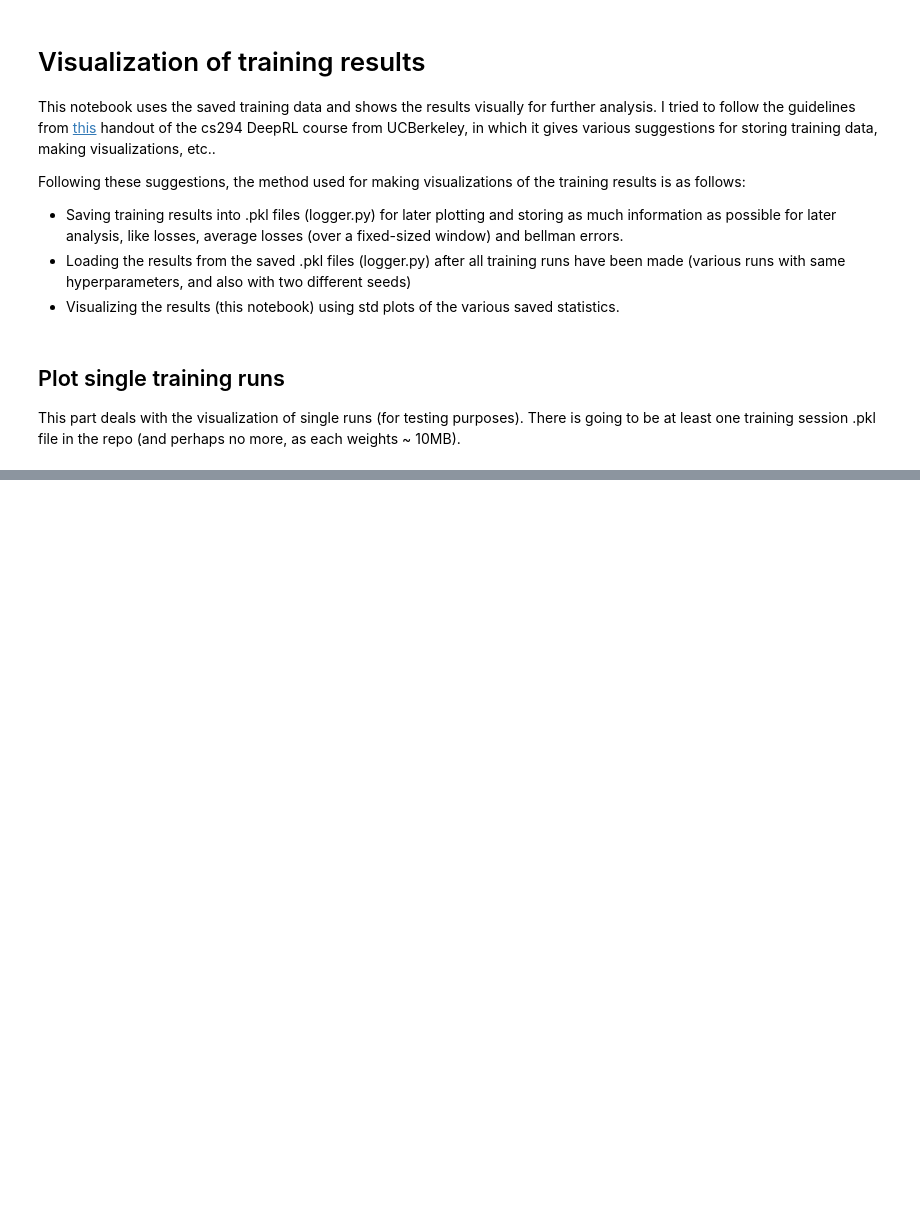
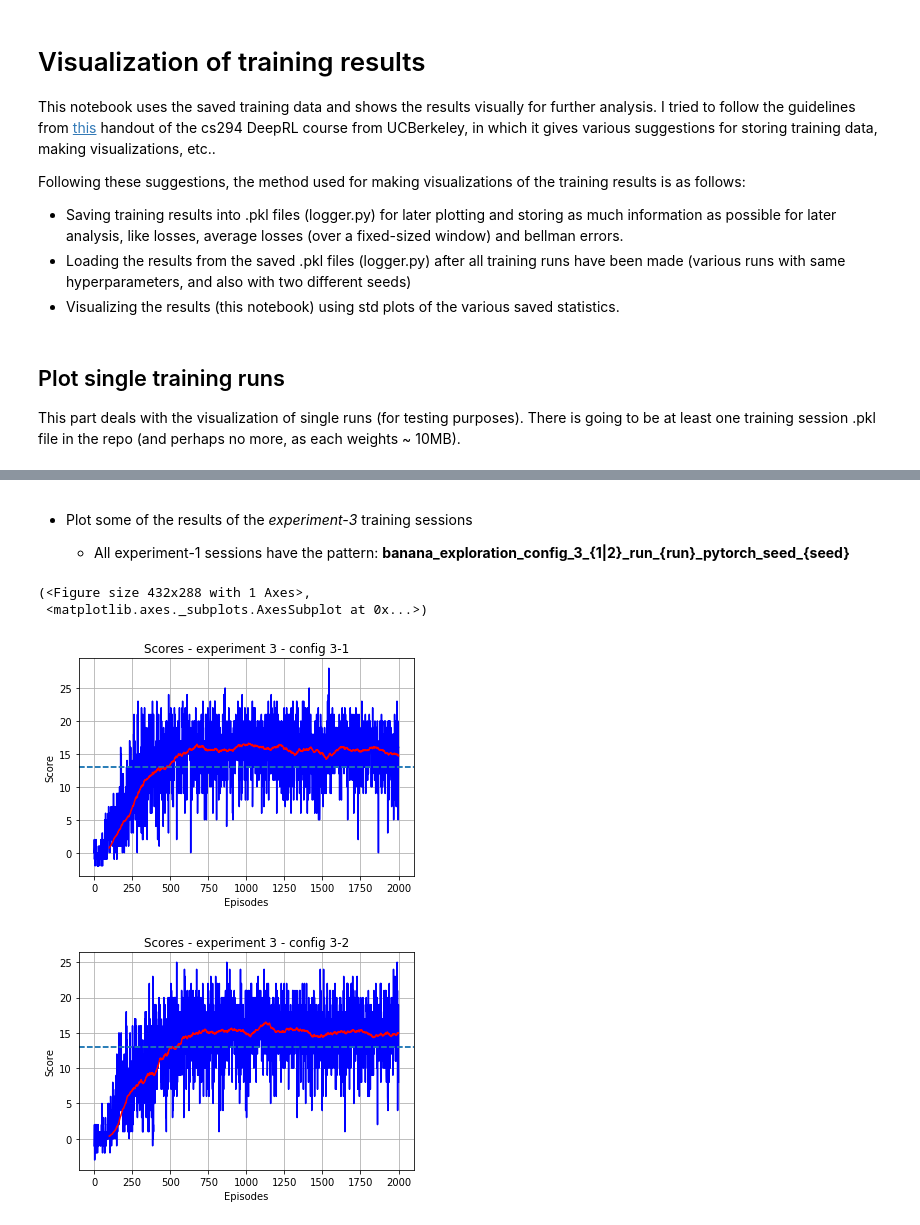
Before and after one commit to wpumacay/DeeprlND-projects, a Jupyter notebook: project1-navigation/results_analysis.ipynb, the cells around one changed output, grey strips where cells are left out. Saved outputs shown, nothing was run; the diff lists cells and outputs as text; code cells hidden in the pictures; blank space fills up the shorter version.

```diff
--- a/project1-navigation/results_analysis.ipynb
+++ b/project1-navigation/results_analysis.ipynb
@@ -260,0 +138,15 @@ ax.fill_between( np.arange( len( _mean ) ), _mean - 2. * _std, _mean + 2. * _std
+# %% [markdown]
+* Plot some of the results of the *experiment-3* training sessions
+
+    * All experiment-1 sessions have the pattern: **banana\_exploration\_config\_3\_{1|2}\_run\_{run}\_pytorch\_seed\_{seed}**
+# %%
+# plotting a single run from the experiment-3 sessions (config_3_1)
+plotSingleRun( 'banana_exploration_config_3_1_run_0_pytorch_seed_0', title = 'Scores - experiment 3 - config 3-1' )
+
+# plotting a single run from the experiment-3 sessions (config_3_2)
+plotSingleRun( 'banana_exploration_config_3_2_run_0_pytorch_seed_0', title = 'Scores - experiment 3 - config 3-2' )
+# %% [output]
+(<Figure size 432x288 with 1 Axes>,
+ <matplotlib.axes._subplots.AxesSubplot at 0x...>)
+[figure, added]
+[figure, added]
```
Also changed, not shown: parts of 46 cells of this notebook.
